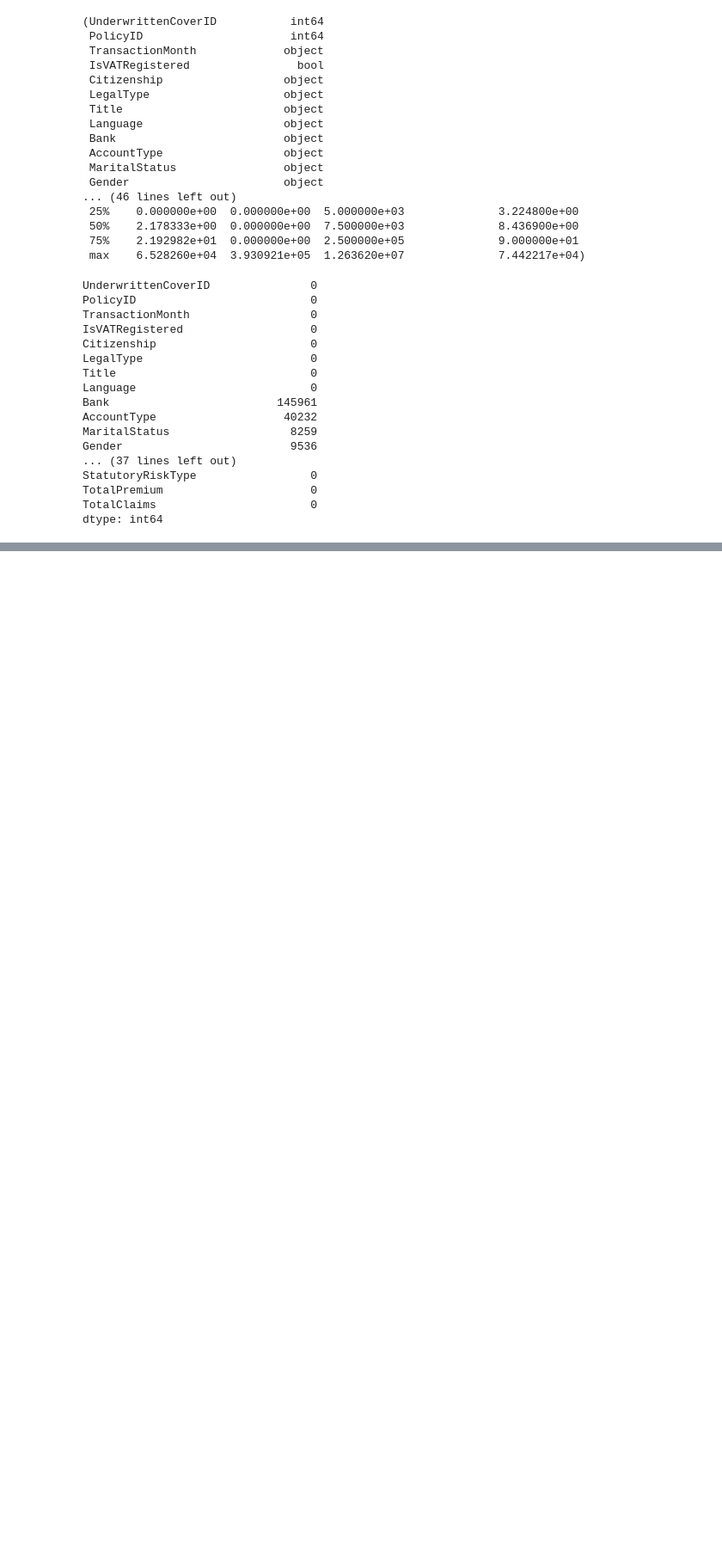
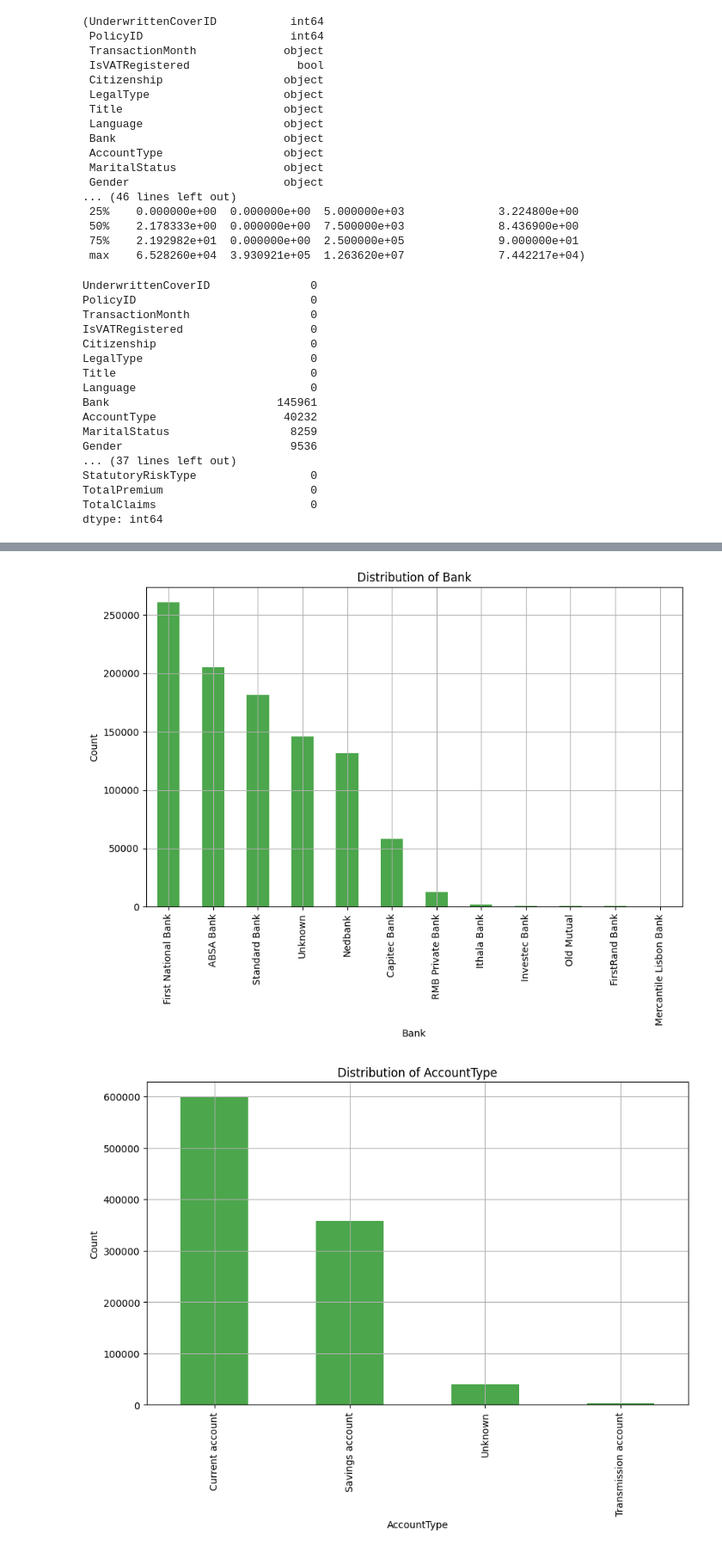
Before and after one commit to NaimaT15/Insurance-Analysis, a Jupyter notebook: notebooks/insurance_anlysis.ipynb, the cells around one changed output, grey strips where cells are left out. Shown at 86% size. Drawn from its saved outputs; the diff is of its cells as text; code cells hidden in the pictures; blank space fills up the shorter version.

```diff
--- a/notebooks/insurance_anlysis.ipynb
+++ b/notebooks/insurance_anlysis.ipynb
@@ -72,0 +103,11 @@ TypeError: Cannot convert ['Passenger Vehicle' 'Passenger Vehicle' 'Passenger Ve
+# %%
+from insurance_analysis import plot_categorical_bars
+
+# Define categorical columns
+categorical_columns = ['Bank', 'AccountType', 'MaritalStatus', 'Gender', 'VehicleType', 'make', 'Model']
+
+# Call the function to plot bar charts for categorical columns
+plot_categorical_bars(cleaned_data, categorical_columns)
+# %% [output]
+[figure, added]
+[figure, added]
```
Also changed, not shown: parts of 3 cells of this notebook, 1 other file.
